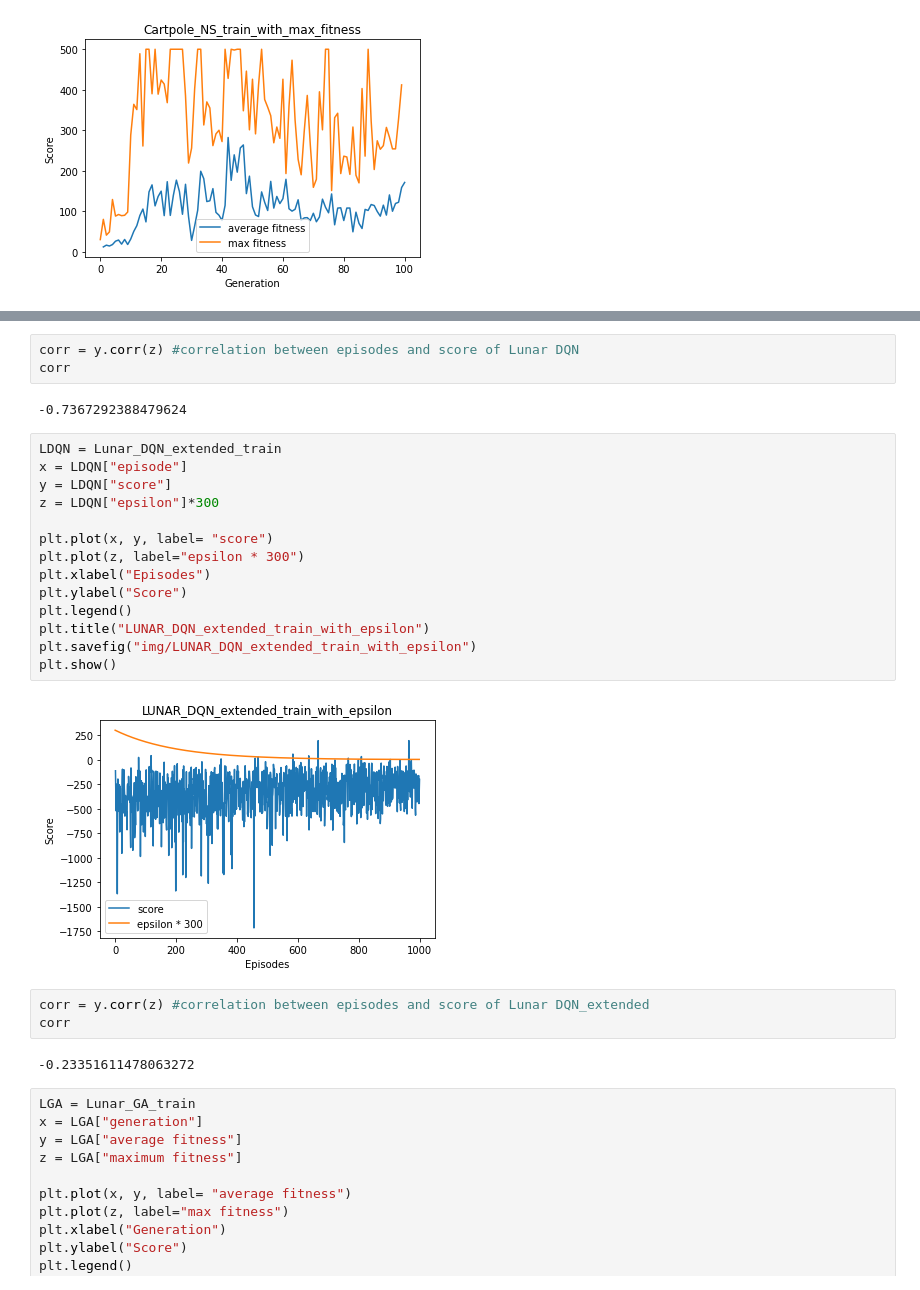
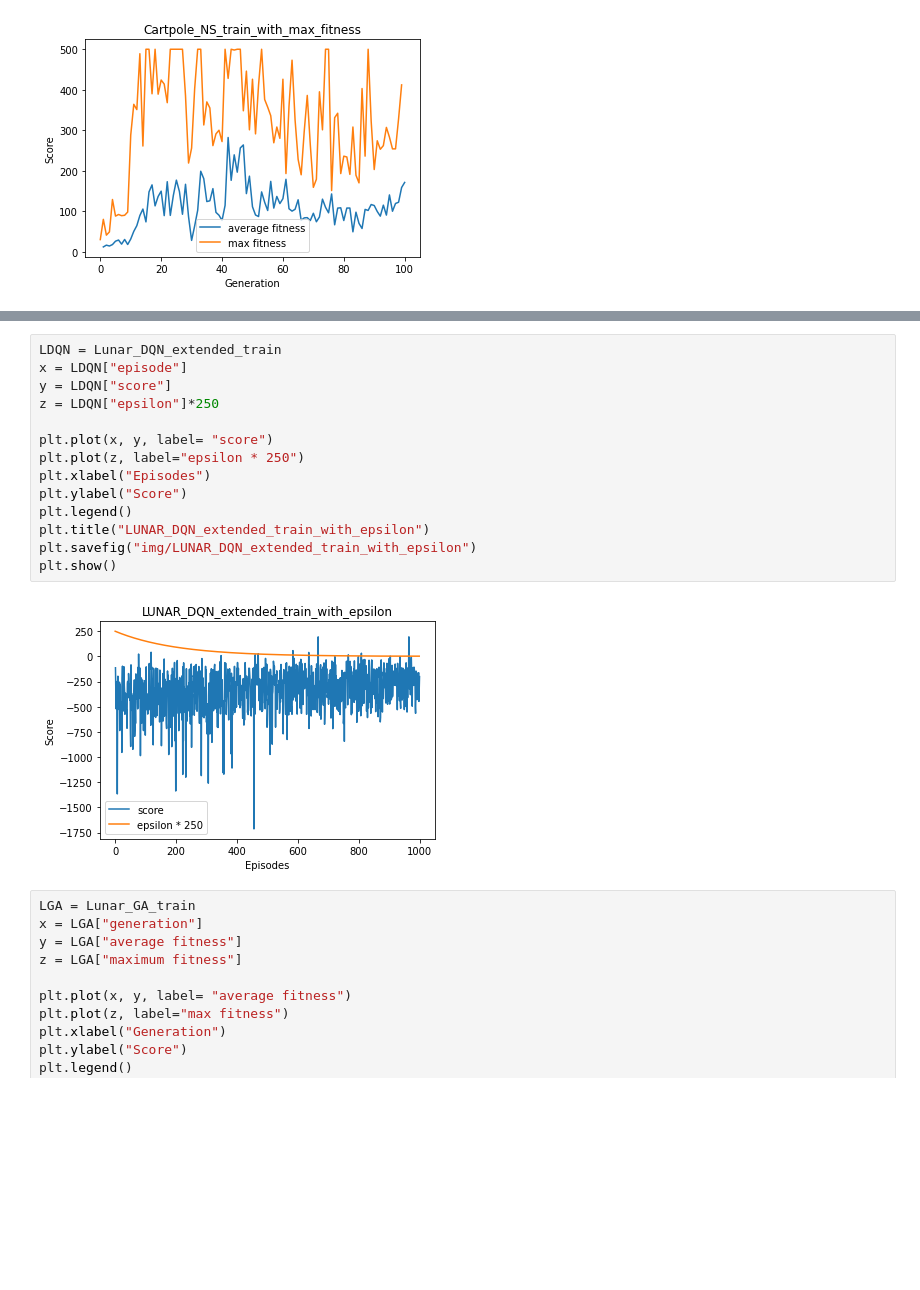
Before and after one commit to lisavangelderen/Capstone_repo, a Jupyter notebook: plot_evaluations.ipynb, the cells around one changed output, grey strips where cells are left out. Saved outputs shown, nothing was run; the diff lists cells and outputs as text; blank space fills up the shorter version.

```diff
--- a/plot_evaluations.ipynb
+++ b/plot_evaluations.ipynb
@@ -176,32 +396,22 @@ plt.savefig("img/LUNAR_DQN_train_with_epsilon")
 plt.show()
 # %% [output]
 [figure]
-# %%
-corr = y.corr(z) #correlation between episodes and score of Lunar DQN
-corr
-# %% [output]
--0.7367292388479624
 # %%
 LDQN = Lunar_DQN_extended_train
 x = LDQN["episode"]
 y = LDQN["score"]
-z = LDQN["epsilon"]*300
+z = LDQN["epsilon"]*250
 
 plt.plot(x, y, label= "score")
-plt.plot(z, label="epsilon * 300")
+plt.plot(z, label="epsilon * 250")
 plt.xlabel("Episodes")
 plt.ylabel("Score")
 plt.legend()
 plt.title("LUNAR_DQN_extended_train_with_epsilon")
 plt.savefig("img/LUNAR_DQN_extended_train_with_epsilon")
 plt.show()
 # %% [output]
-[figure, old version]
+[figure, new version]
-# %%
-corr = y.corr(z) #correlation between episodes and score of Lunar DQN_extended
-corr
-# %% [output]
--0.23351611478063272
 # %%
 LGA = Lunar_GA_train
 x = LGA["generation"]
```
Also changed, not shown: parts of 36 cells of this notebook, 4 other files.
